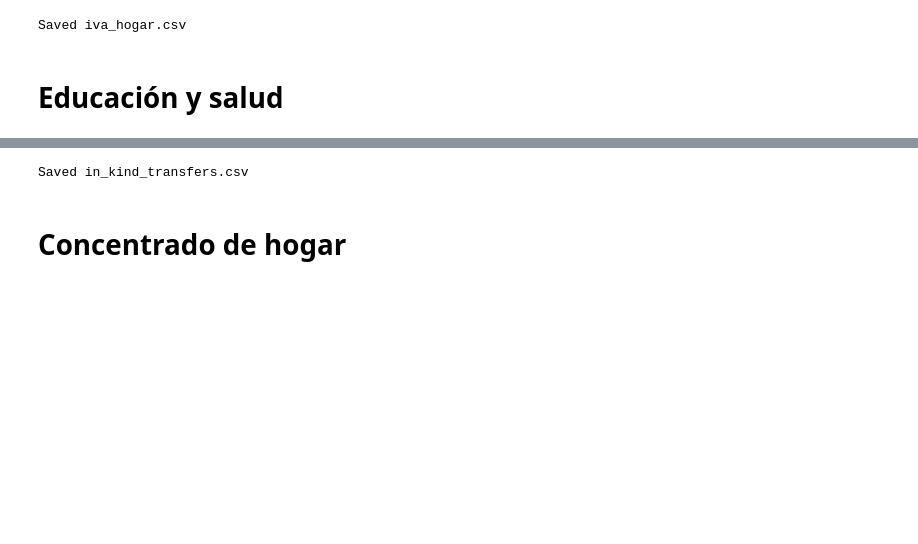
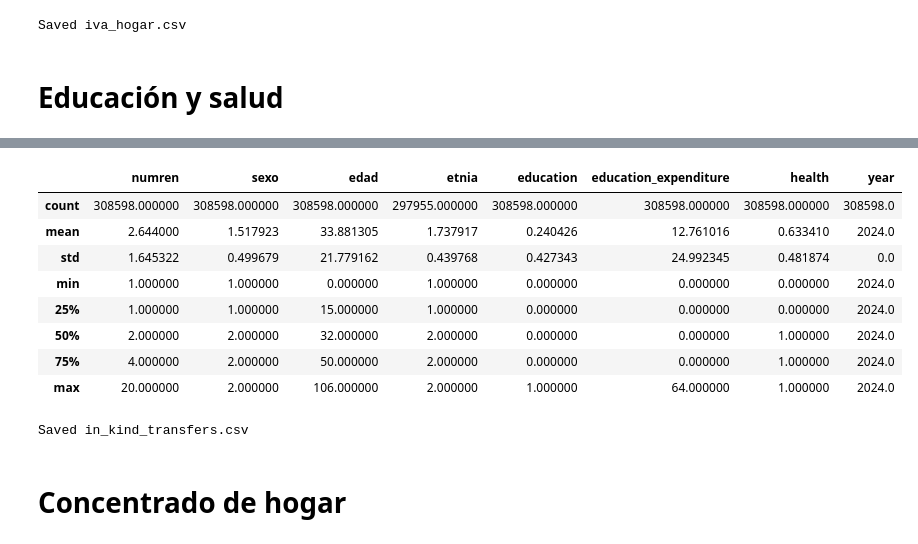
Before and after one commit to JesusSanchezM/3.-Mapping-the-Fiscal-Burden, a Jupyter notebook: fiscal_incidence_project/notebooks/02_post_fiscal_final_income.ipynb, the cells around one changed output, grey strips where cells are left out. Cells and saved outputs as stored; diff of their text form; code cells hidden in the pictures; blank space fills up the shorter version.

```diff
--- a/fiscal_incidence_project/notebooks/02_post_fiscal_final_income.ipynb
+++ b/fiscal_incidence_project/notebooks/02_post_fiscal_final_income.ipynb
@@ -555,3 +718,15 @@ in_kind_transfers_2024.head()
+# %%
+in_kind_transfers_2024.describe()
+# %% [output]
+|  | numren | sexo | edad | etnia | education | education_expenditure | health | year |
+| count | 308598.000000 | 308598.000000 | 308598.000000 | 297955.000000 | 308598.000000 | 308598.000000 | 308598.000000 | 308598.0 |
+| mean | 2.644000 | 1.517923 | 33.881305 | 1.737917 | 0.240426 | 12.761016 | 0.633410 | 2024.0 |
+| std | 1.645322 | 0.499679 | 21.779162 | 0.439768 | 0.427343 | 24.992345 | 0.481874 | 0.0 |
+| min | 1.000000 | 1.000000 | 0.000000 | 1.000000 | 0.000000 | 0.000000 | 0.000000 | 2024.0 |
+| 25% | 1.000000 | 1.000000 | 15.000000 | 1.000000 | 0.000000 | 0.000000 | 0.000000 | 2024.0 |
+| 50% | 2.000000 | 2.000000 | 32.000000 | 2.000000 | 0.000000 | 0.000000 | 1.000000 | 2024.0 |
+| 75% | 4.000000 | 2.000000 | 50.000000 | 2.000000 | 0.000000 | 0.000000 | 1.000000 | 2024.0 |
+| max | 20.000000 | 2.000000 | 106.000000 | 2.000000 | 1.000000 | 64.000000 | 1.000000 | 2024.0 |
 # %%
 df_final_3 = pd.concat([in_kind_transfers_2018, in_kind_transfers_2024], axis=0, ignore_index=True)
 
```
Also changed, not shown: parts of 5 cells of this notebook, 2 other files.
